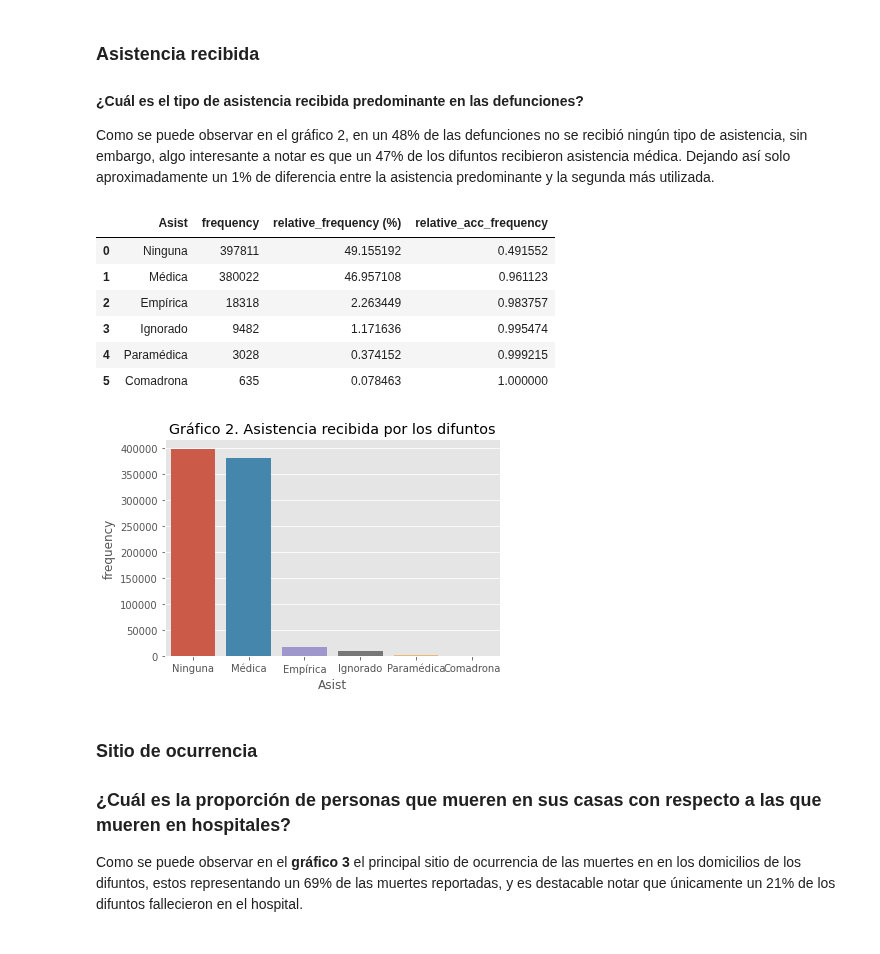
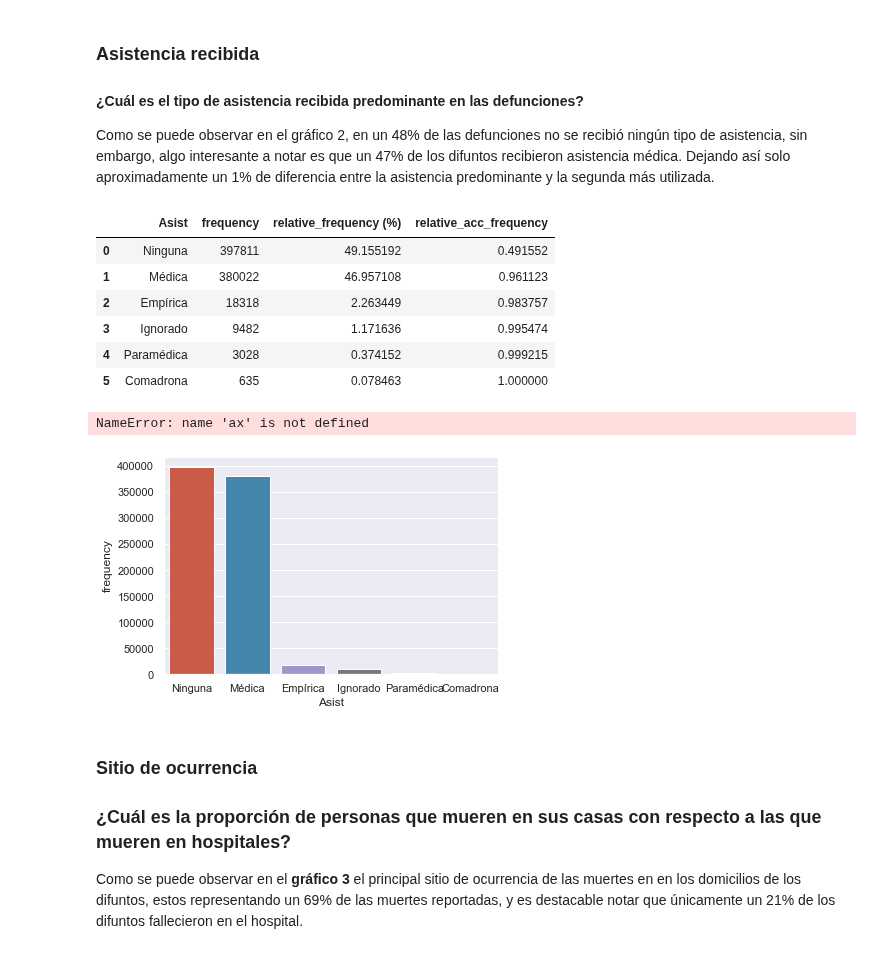
Before and after one commit to Orlando19943/Proyecto1-DM, a Jupyter notebook: project.ipynb, the cells around one changed output. Drawn from its saved outputs; the diff is of its cells as text; code cells hidden in the pictures.

```diff
--- a/project.ipynb
+++ b/project.ipynb
@@ -24,3 +24,5 @@ import matplotlib.pyplot as plt
 
 # Estilos
 plt.style.use('ggplot')
+sns.set_theme(palette=None)
+sns.color_palette("muted")
@@ -405,0 +440,11 @@ calculate_frequency(deaths, 'Escodif')
+# %%
+escodif = calculate_frequency(deaths, 'Escodif', use=True)
+
+ax = sns.barplot(x= 'Escodif', y='frequency', data=escodif)
+ax.set(title='Gráfico 4. Escolaridad de los difuntos reportados de 2011-2020',
+       xlabel= 'Escolaridad',
+       ylabel='Frecuencia')
+plt.xticks(rotation=90)
+plt.show()
+
+del escodif, ax
@@ -611,20 +666,24 @@ un 1% de diferencia entre la asistencia predominante y la segunda más utilizada
 # %%
 assist = calculate_frequency(deaths, 'Asist', use=True)
 
-sns.barplot(x='Asist',y='frequency',data=assist);
-plt.title('Gráfico 2. Asistencia recibida por los difuntos')
+sns.barplot(x='Asist',y='frequency',data=assist)
+ax.set(title='Gráfico 5. Tipo de asistencia recibida por los difuntos reportados de 2011-2020',
+       xlabel= 'Tipo de asistencia',
+       ylabel='Frecuencia')
+plt.xticks(rotation=90)
 plt.show()
 
-del assist
+del assist, ax
 # %% [output]
 |  | Asist | frequency | relative_frequency (%) | relative_acc_frequency |
 | 0 | Ninguna | 397811 | 49.155192 | 0.491552 |
 | 1 | Médica | 380022 | 46.957108 | 0.961123 |
 | 2 | Empírica | 18318 | 2.263449 | 0.983757 |
 | 3 | Ignorado | 9482 | 1.171636 | 0.995474 |
 | 4 | Paramédica | 3028 | 0.374152 | 0.999215 |
 | 5 | Comadrona | 635 | 0.078463 | 1.000000 |
+NameError: name 'ax' is not defined
-[figure, old version]
+[figure, new version]
 # %% [markdown]
 ### Sitio de ocurrencia
 
```
Also changed, not shown: parts of 50 cells of this notebook.
